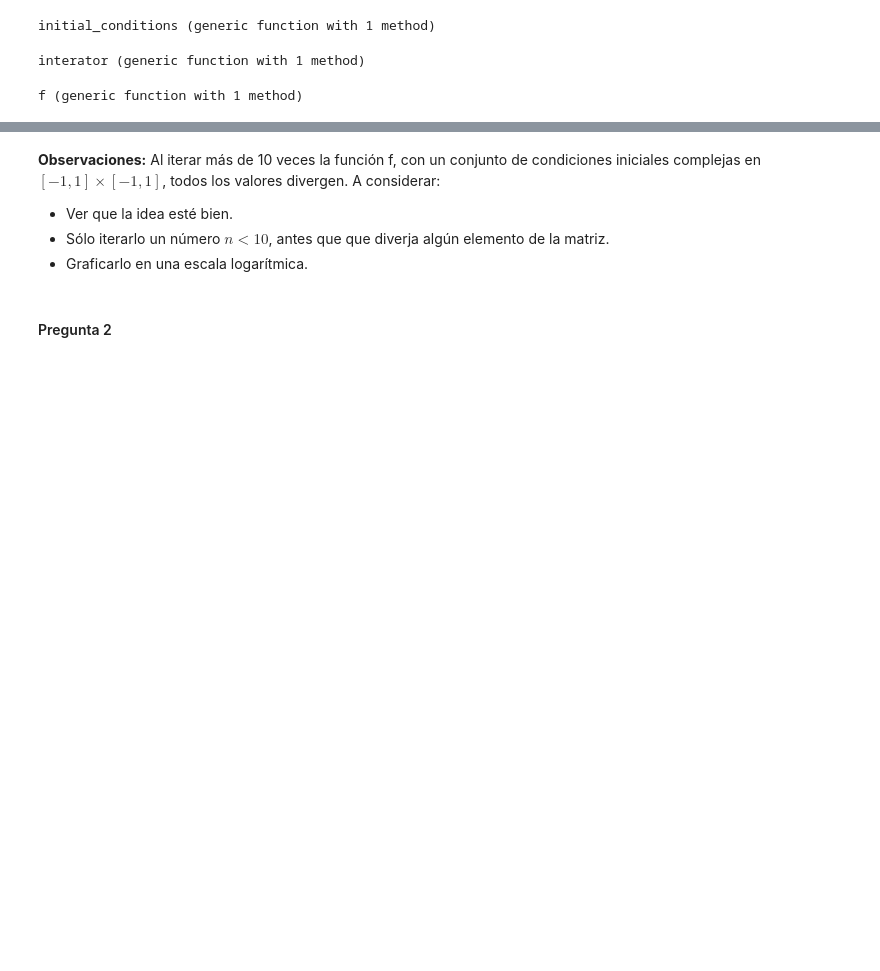
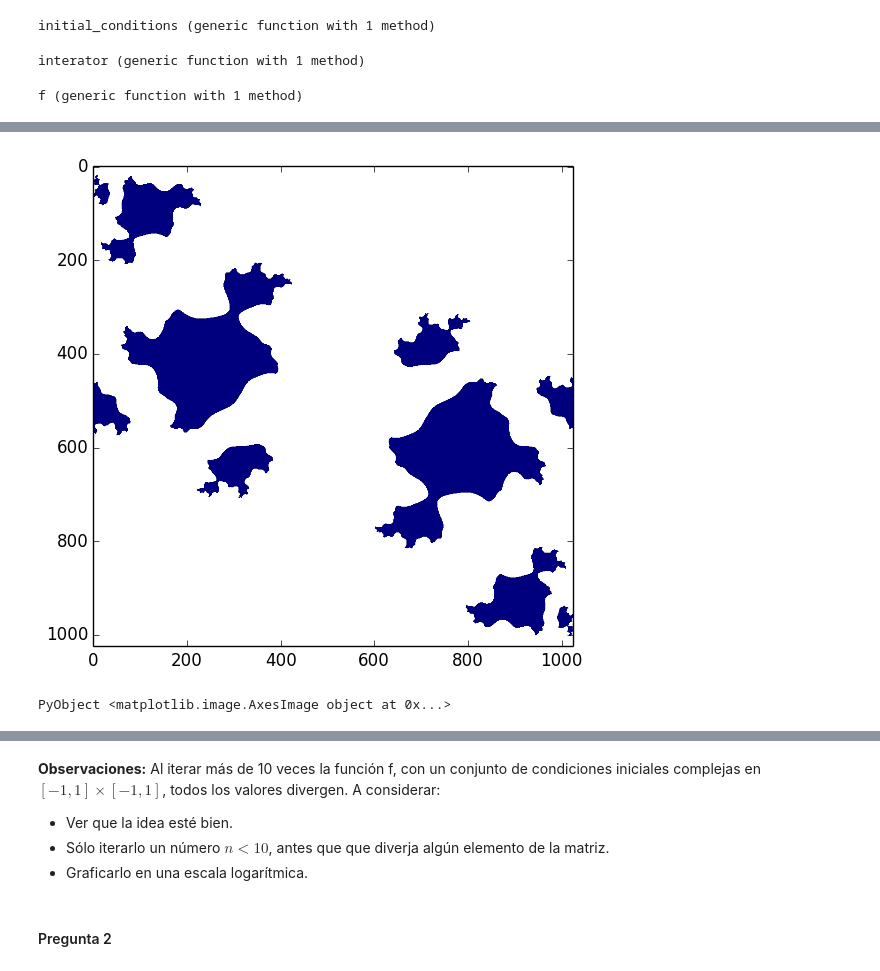
Before and after one commit to lbenet/2017-1_TSFisComp, a Jupyter notebook: tareas/claudio/Tarea_02_Miguel_Raz_Claudio_Pierard.ipynb, the cells around one changed output, grey strips where cells are left out. Cells and saved outputs as stored; diff of their text form; code cells hidden in the pictures; blank space fills up the shorter version.

```diff
--- a/tareas/claudio/Tarea_02_Miguel_Raz_Claudio_Pierard.ipynb
+++ b/tareas/claudio/Tarea_02_Miguel_Raz_Claudio_Pierard.ipynb
@@ -106,0 +103,6 @@ Zf = interator(f, Z1, 20)
+# %%
+Z_ri = real(Zf) .- imag(Zf)
+imshow(Z_ri)
+# %% [output]
+[figure, added]
+PyObject <matplotlib.image.AxesImage object at 0x...>
```
Also changed, not shown: parts of 11 cells of this notebook.
